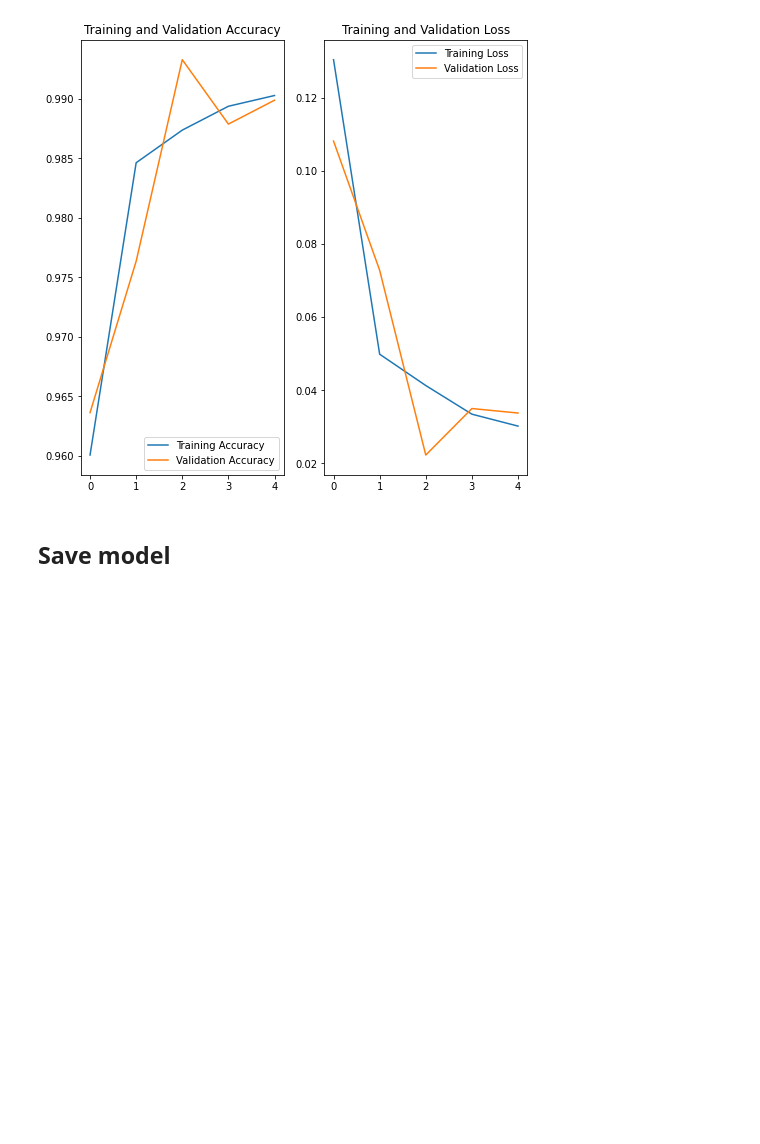
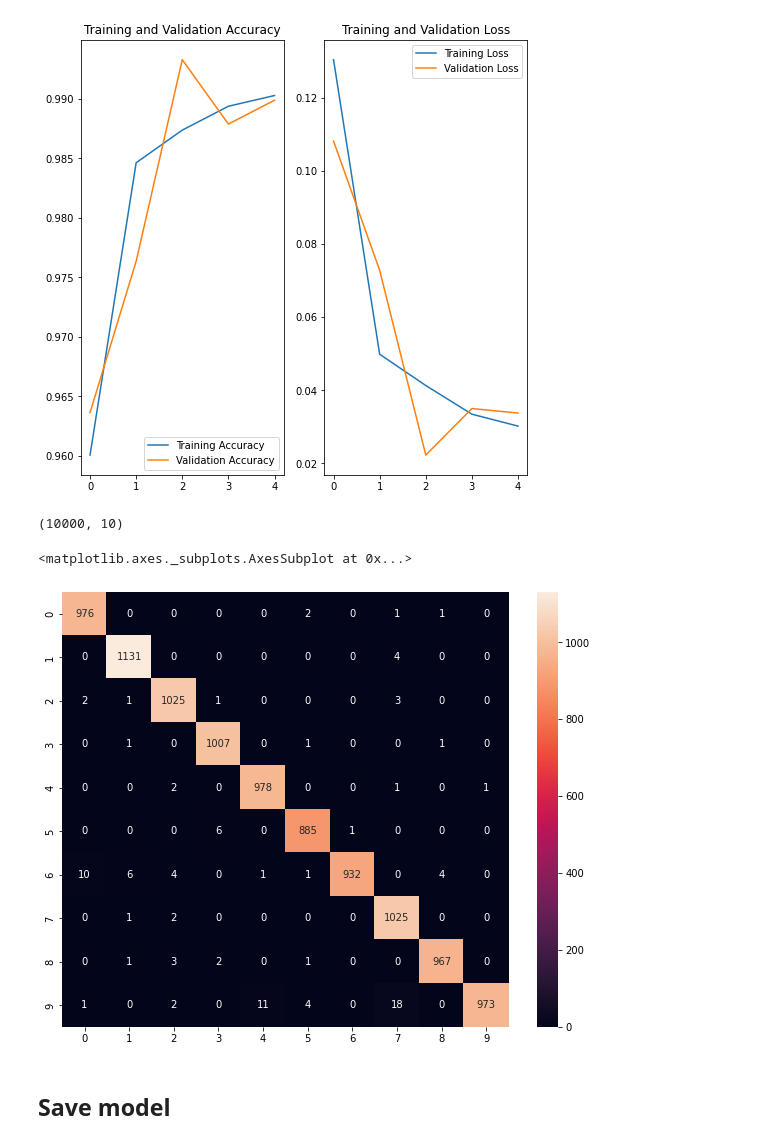
Before and after one commit to Morilla123/Spacy_ViT_Test, a Jupyter notebook: multi_mnist_.ipynb, the cells around one changed output. Cells and saved outputs as stored; diff of their text form; code cells hidden in the pictures; blank space fills up the shorter version.

```diff
--- a/multi_mnist_.ipynb
+++ b/multi_mnist_.ipynb
@@ -115,5 +142,5 @@ gen = ImageDataGenerator(rotation_range=8, width_shift_range=0.08, shear_range=0
 
 test_gen = ImageDataGenerator()
 # %%
-train_generator = gen.flow(X_train, Y_train, batch_size=128)
-test_generator = test_gen.flow(X_test, Y_test, batch_size=128)
+train_generator = gen.flow(X_train, Y_train, batch_size=batch_size)
+test_generator = test_gen.flow(X_test, Y_test, batch_size=batch_size)
@@ -123,7 +148,7 @@ epochs = 5
 ### Model fit
 # %%
 history = model.fit_generator(train_generator, steps_per_epoch=60000//128, epochs= epochs, verbose=1,
-                    validation_data=test_generator, validation_steps=10000//128)
+                    validation_data=test_generator, validation_steps=10000//128, callbacks=[callbacks])
 # %% [output]
 Epoch 1/5
 468/468 [==============================] - 173s 366ms/step - loss: 0.1304 - accuracy: 0.9601 - val_loss: 0.1081 - val_accuracy: 0.9636
@@ -169,6 +194,26 @@ plt.title('Training and Validation Loss')
 plt.show()
 # %% [output]
 [figure]
+# %%
+# Predict the values from the testing dataset
+Y_pred = model.predict(X_test)
+# Convert predictions classes to one hot vectors
+Y_pred_classes = np.argmax(Y_pred,axis = 1)
+# %%
+Y_test.shape
+# %% [output]
+(10000, 10)
+# %%
+# Convert testing observations to one hot vectors
+Y_true = np.argmax(Y_test,axis = 1)
+# compute the confusion matrix
+confusion_mtx = tf.math.confusion_matrix(Y_true, Y_pred_classes)
+# %%
+plt.figure(figsize=(10, 8))
+sns.heatmap(confusion_mtx, annot=True, fmt='g')
+# %% [output]
+<matplotlib.axes._subplots.AxesSubplot at 0x...>
+[figure, added]
 # %% [markdown]
 ## Save model
 # %%
```
Also changed, not shown: parts of 20 cells of this notebook.
